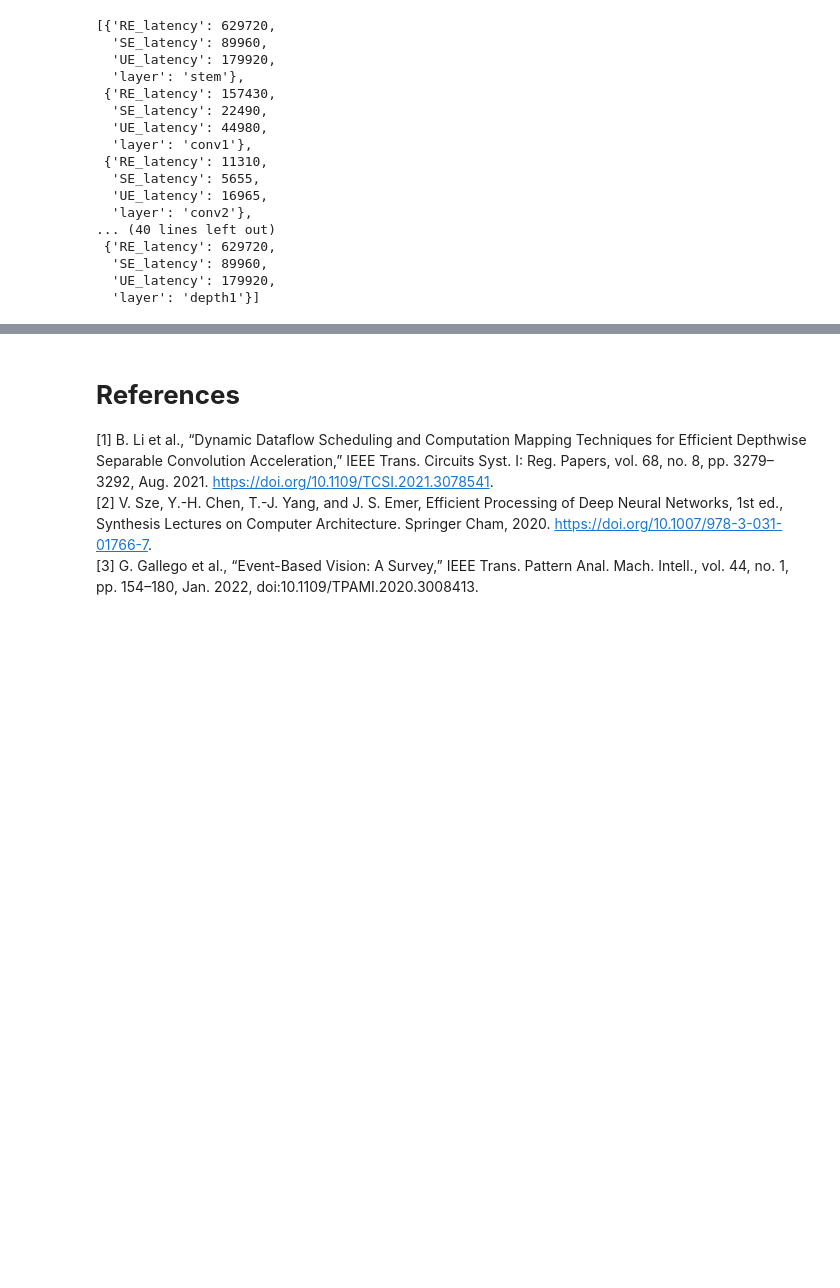
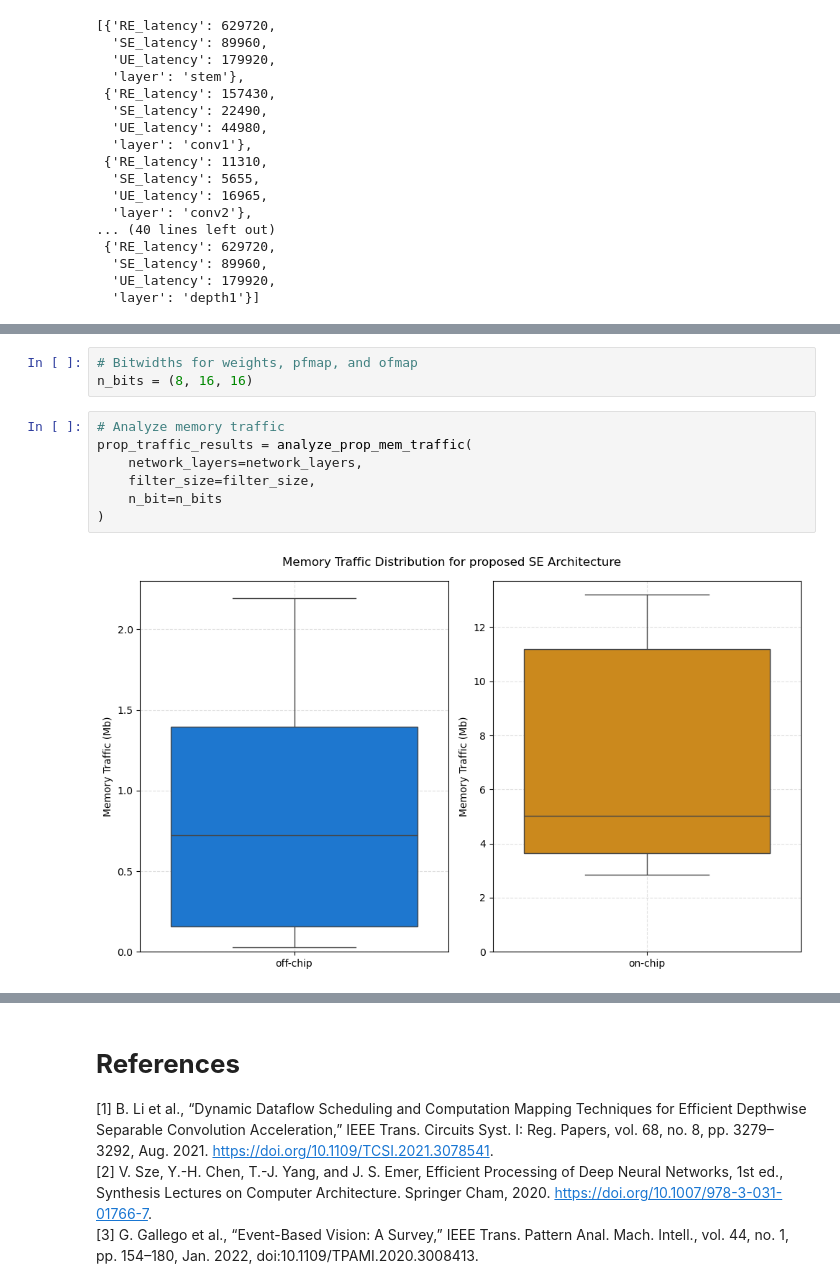
Before and after one commit to asbc19/Space-SNN_Project, a Jupyter notebook: dse.ipynb, the cells around one changed output, grey strips where cells are left out. Drawn from its saved outputs; the diff is of its cells as text; blank space fills up the shorter version.

Commit message:
memory traffic complete

```diff
--- a/dse.ipynb
+++ b/dse.ipynb
@@ -899,0 +1465,12 @@ pprint(latency_results)
+# %%
+# Bitwidths for weights, pfmap, and ofmap
+n_bits = (8, 16, 16)
+# %%
+# Analyze memory traffic
+prop_traffic_results = analyze_prop_mem_traffic(
+    network_layers=network_layers,
+    filter_size=filter_size,
+    n_bit=n_bits
+)
+# %% [output]
+[figure, added]
```
Also changed, not shown: parts of 36 cells of this notebook, 1 other file.
